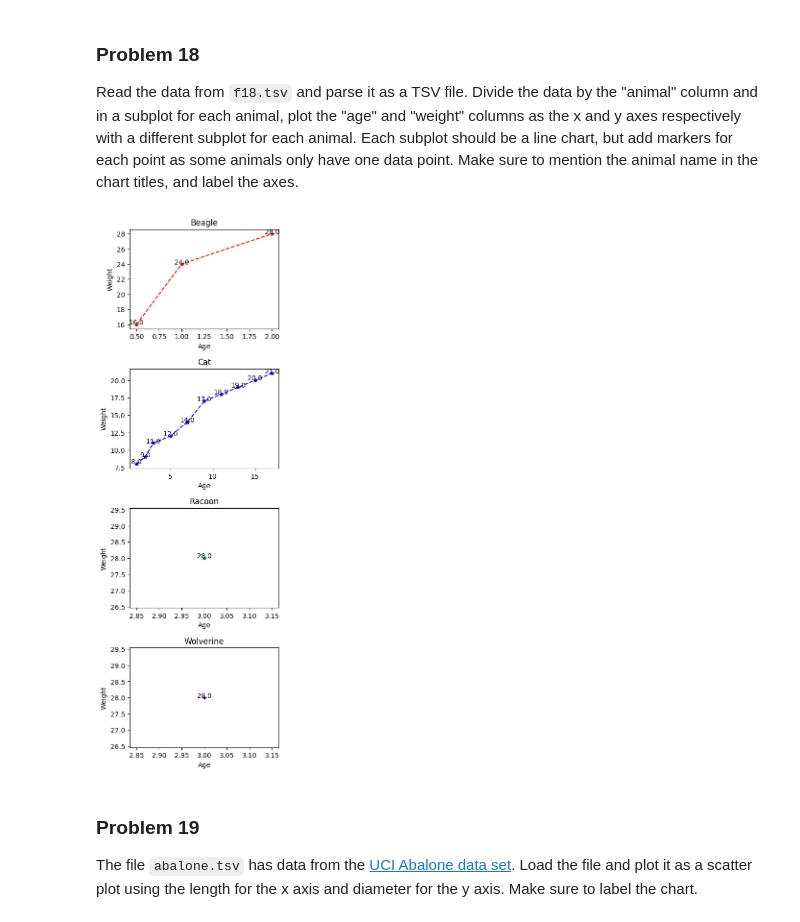
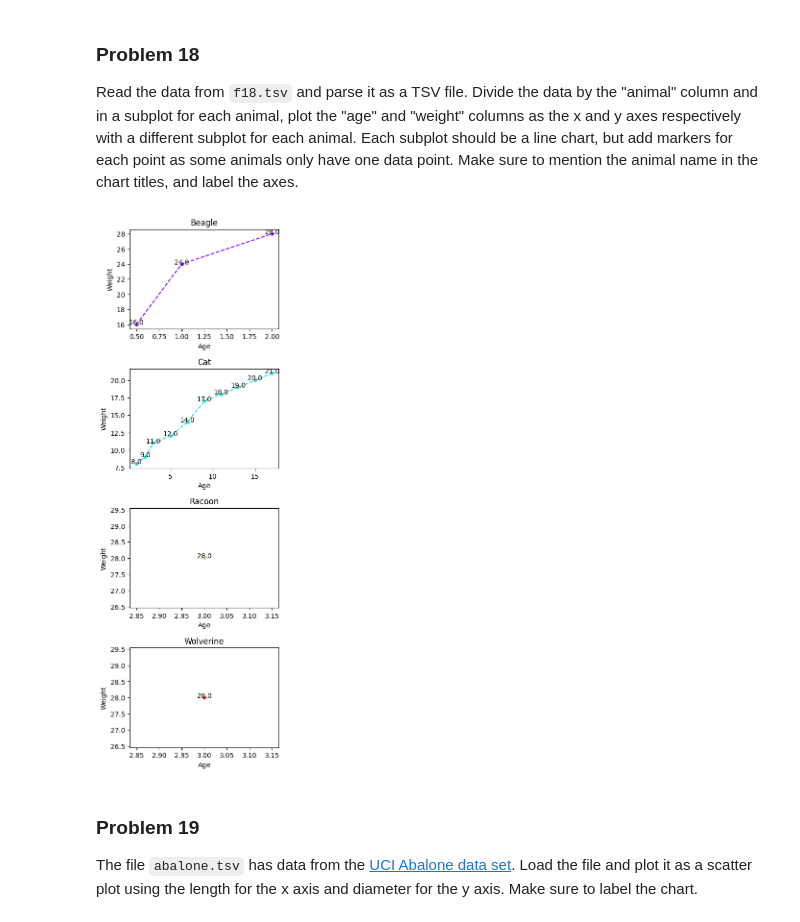
Before and after one commit to bvanson/dx602-homework-05, a Jupyter notebook: homeworTest.ipynb, the cells around one changed output. Drawn from its saved outputs; the diff is of its cells as text; code cells hidden in the pictures.

```diff
--- a/homeworTest.ipynb
+++ b/homeworTest.ipynb
@@ -544,7 +540,8 @@ Each subplot should be a line chart, but add markers for each point as some anim
 Make sure to mention the animal name in the chart titles, and label the axes.
 # %%
 # YOUR CHANGES HERE
-
+from matplotlib.pyplot import cm
+import numpy as np
 # This function checks if an animal is already in the dict
 # If found, returns index of animal in dict, else None
 def in_dict(dict,animal):
@@ -569,38 +566,39 @@ with open('f18.tsv') as fp:
         # in_dict returns index of animal in dict if found, else None
         index = in_dict(dict,line[0])
 
         # if found in dict, append age and weight to lists, else create new dict entry
         if (index is not None):
             dict[index]['age'].append(float(line[1]))
             dict[index]['weight'].append(float(line[2]))
         else:
             dict.append({'animal': line[0], 'age':[ float(line[1]) ], 'weight':[float(line[2])]})
 
 
-# create a color list to use for each animal
-color_list = ['red','blue','green','purple']
+how_many_animals = len (dict)
 
-how_many_animals = len (dict)
+# create a color list for plotting different animals in different colors
+color = cm.rainbow(np.linspace(0, 1, how_many_animals))
+color_list = [hue for hue in color]
 
 # space out the subplots vertically
 plt.figure(figsize=(4,14))
 
 # create the subplots
 for (i, each_animal) in enumerate(dict):
     plt.subplot(how_many_animals,1, i+1)
-    plt.plot(each_animal['age'],each_animal['weight'], marker = '*',color=color_list[i], linestyle='dashed')
+    plt.plot(each_animal['age'],each_animal['weight'], marker = '*', linestyle='dashed',color=color_list[i])
 
     # labels
     plt.title(each_animal['animal'].capitalize())
     for (x,y) in zip(each_animal['age'],each_animal['weight']):
         plt.annotate(f'{y}',xy = (x,y),ha = 'center') # annotate each point with its weight
     plt.xlabel('Age')
     plt.ylabel('Weight')
 
 # more spacing between subplots
 plt.subplots_adjust(hspace=0.4, wspace=0.4)
 # %% [output]
-[figure, old version]
+[figure, new version]
 # %% [markdown]
 ### Problem 19
 
```
Also changed, not shown: parts of 1 cell of this notebook.
